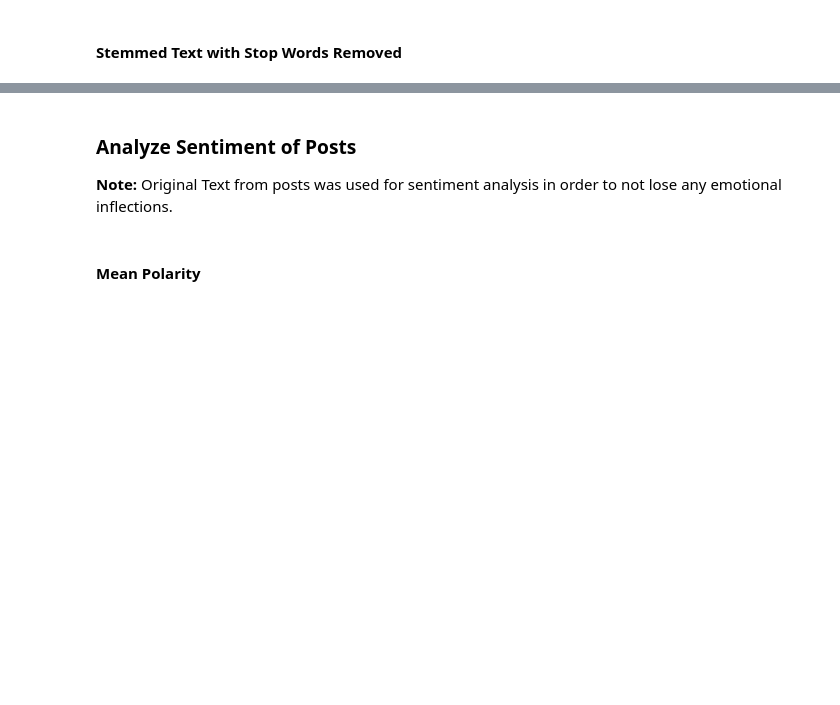
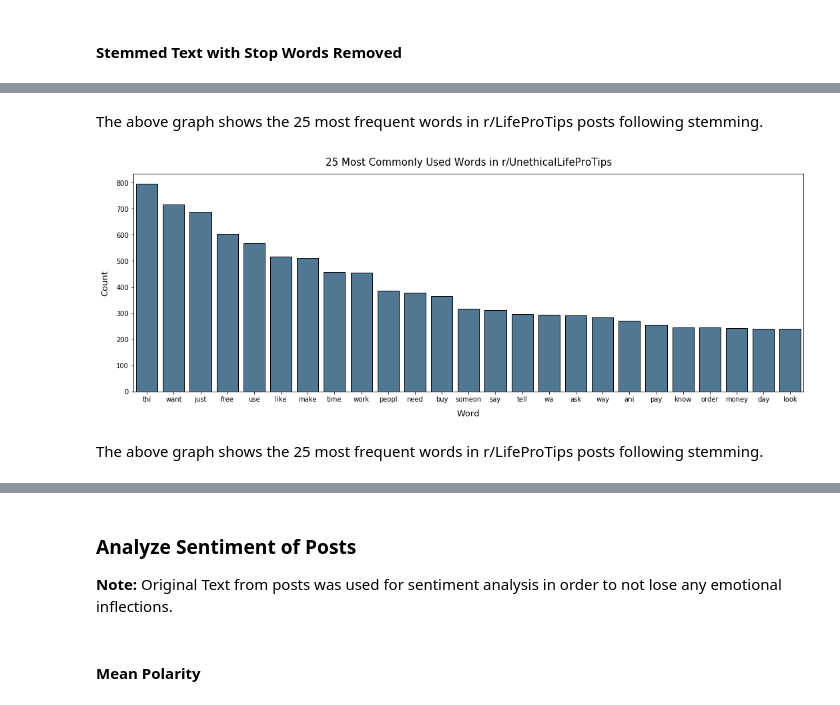
Before and after one commit to jlu90/Subreddit-Classification, a Jupyter notebook: code/Project 3 - Life Pro Tips vs. Unethical Life Pro Tips Classification.ipynb, the cells around one changed output, grey strips where cells are left out. Cells and saved outputs as stored; diff of their text form; code cells hidden in the pictures; blank space fills up the shorter version.

```diff
--- a/code/Project 3 - Life Pro Tips vs. Unethical Life Pro Tips Classification.ipynb
+++ b/code/Project 3 - Life Pro Tips vs. Unethical Life Pro Tips Classification.ipynb
@@ -538,6 +602,12 @@ plot_frequent_words(lpt_stemmed_words_df, 'Life Pro Tips', light_blue)
+# %% [markdown]
+The above graph shows the 25 most frequent words in r/LifeProTips posts following stemming.
 # %%
 ulpt_stemmed_words_df = get_frequent_words(stemmed_labeled_words_df, stemmed_words_df, 'is_unethical', 1)
-plot_frequent_words(ulpt_stemmed_words_df, 'Unethical Life Pro Tips', medium_blue)
+plot_frequent_words(ulpt_stemmed_words_df, 'r/UnethicalLifeProTips', medium_blue)
+# %% [output]
+[figure, added]
+# %% [markdown]
+The above graph shows the 25 most frequent words in r/LifeProTips posts following stemming.
 # %%
 stemmed_lpt_set = set(lpt_stemmed_words_df.sort_values('Count', ascending = False)['Word'][:25].tolist())
 stemmed_ulpt_set = set(ulpt_stemmed_words_df.sort_values('Count', ascending = False)['Word'][:25].tolist())
```
Also changed, not shown: parts of 61 cells of this notebook.
